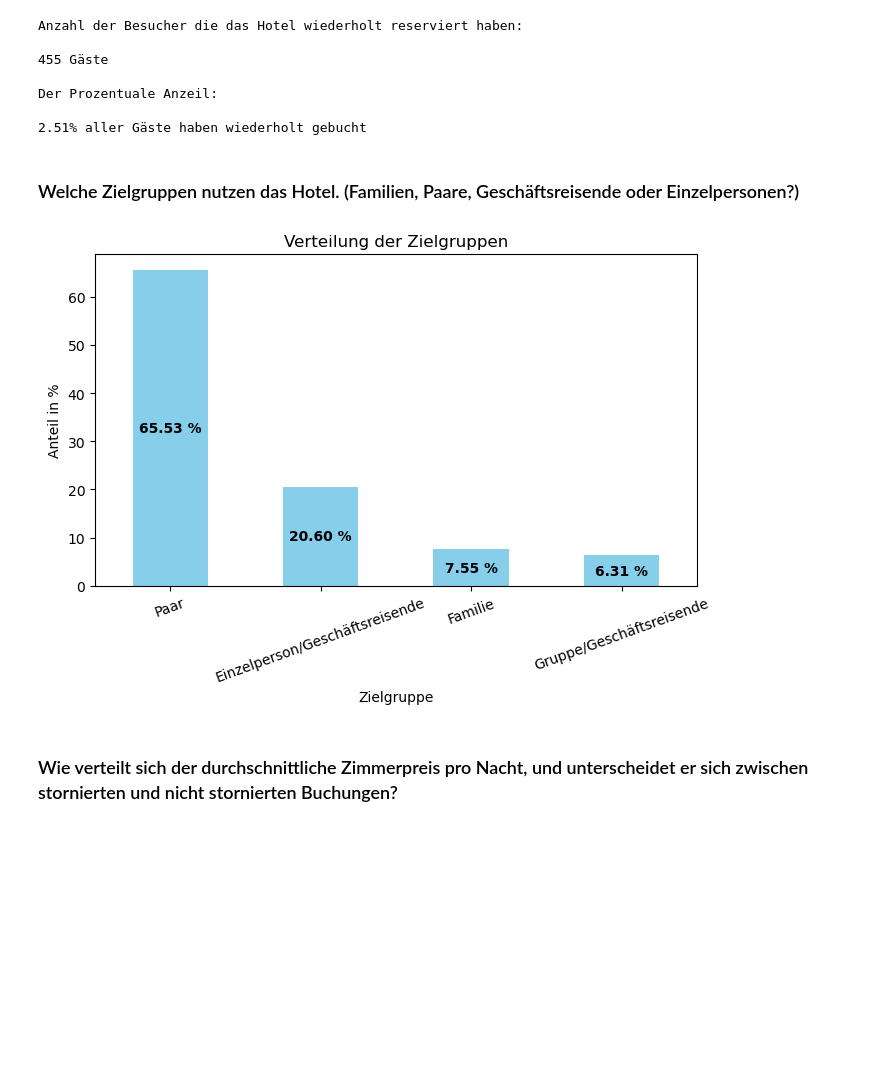
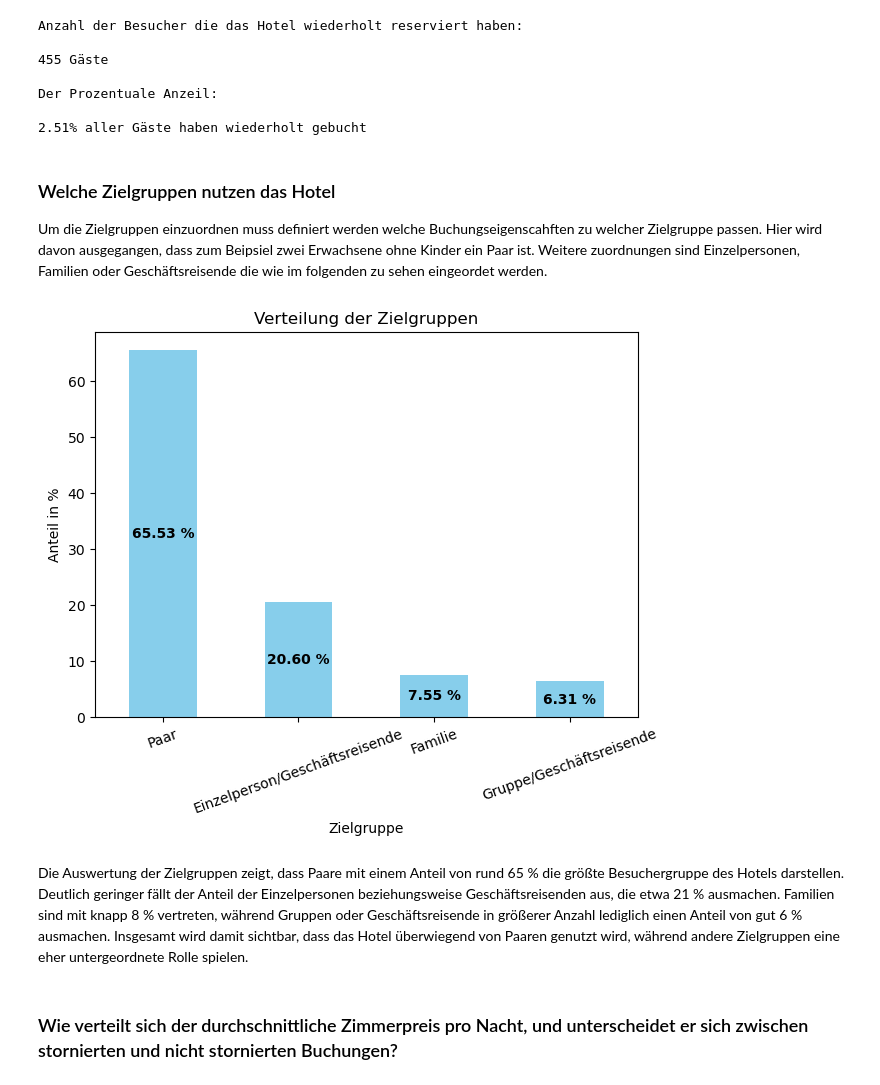
Before and after one commit to tommi-j/hausarbeit-ml, a Jupyter notebook: Hotelstornos.ipynb, the cells around one changed output. Cells and saved outputs as stored; diff of their text form; code cells hidden in the pictures; blank space fills up the shorter version.

```diff
--- a/Hotelstornos.ipynb
+++ b/Hotelstornos.ipynb
@@ -314,33 +319,35 @@ Der Prozentuale Anzeil:
 
 2.51% aller Gäste haben wiederholt gebucht
 # %% [markdown]
-<h3>Welche Zielgruppen nutzen das Hotel. (Familien, Paare, Geschäftsreisende oder Einzelpersonen?)</h3>
+<h3>Welche Zielgruppen nutzen das Hotel </h3>
+
+Um die Zielgruppen einzuordnen muss definiert werden welche Buchungseigenscahften zu welcher Zielgruppe passen. Hier wird davon ausgegangen, dass zum Beipsiel zwei Erwachsene ohne Kinder ein Paar ist. Weitere zuordnungen sind Einzelpersonen, Familien oder Geschäftsreisende die wie im folgenden zu sehen eingeordet werden.
 # %%
 data.loc[data["no_of_children"] > 0, "zielgruppe"] = "Familie"
 data.loc[(data["no_of_adults"] == 1) & (data["no_of_children"] == 0), "zielgruppe"] = "Einzelperson/Geschäftsreisende"
 data.loc[(data["no_of_adults"] == 2) & (data["no_of_children"] == 0), "zielgruppe"] = "Paar"
 data.loc[(data["no_of_adults"] > 2) & (data["no_of_children"] == 0), "zielgruppe"] = "Gruppe/Geschäftsreisende"
 
 #Verteilung
 zielgruppen_verteilung = data["zielgruppe"].value_counts(normalize=True) * 100
 zielgruppen_verteilung = zielgruppen_verteilung.round(2)
 
 fig, ax = plt.subplots(figsize=(7, 5))
 balken = zielgruppen_verteilung.plot(kind="bar", color="skyblue", ax=ax)
 
 ax.set_title("Verteilung der Zielgruppen")
 ax.set_ylabel("Anteil in %")
 ax.set_xlabel("Zielgruppe")
 ax.set_xticklabels(zielgruppen_verteilung.index, rotation=20)
 
 # Prozentwerte im Balken anzeigen
 for i, v in enumerate(zielgruppen_verteilung):
     ax.text(i, v/2, f"{v:.2f} %", ha='center', va='center', color='black', fontweight='bold')
-
-plt.tight_layout()
 plt.show()
 # %% [output]
-[figure, old version]
+[figure, new version]
+# %% [markdown]
+Die Auswertung der Zielgruppen zeigt, dass Paare mit einem Anteil von rund 65 % die größte Besuchergruppe des Hotels darstellen. Deutlich geringer fällt der Anteil der Einzelpersonen beziehungsweise Geschäftsreisenden aus, die etwa 21 % ausmachen. Familien sind mit knapp 8 % vertreten, während Gruppen oder Geschäftsreisende in größerer Anzahl lediglich einen Anteil von gut 6 % ausmachen. Insgesamt wird damit sichtbar, dass das Hotel überwiegend von Paaren genutzt wird, während andere Zielgruppen eine eher untergeordnete Rolle spielen.
 # %% [markdown]
 <h3>Wie verteilt sich der durchschnittliche Zimmerpreis pro Nacht, und unterscheidet er sich zwischen stornierten und nicht stornierten Buchungen?</h3>
 # %% [markdown]
```
Also changed, not shown: parts of 16 cells of this notebook.
